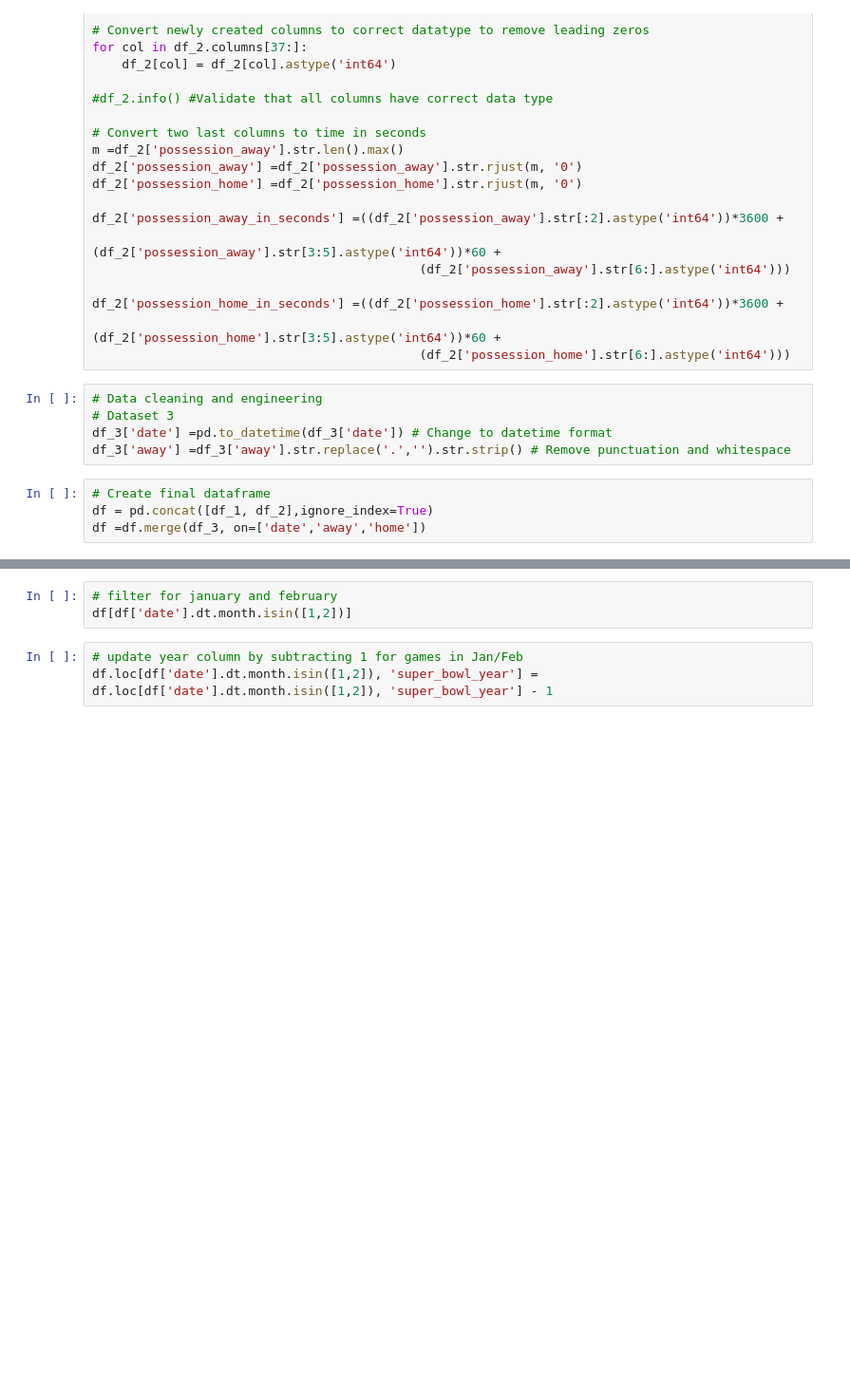
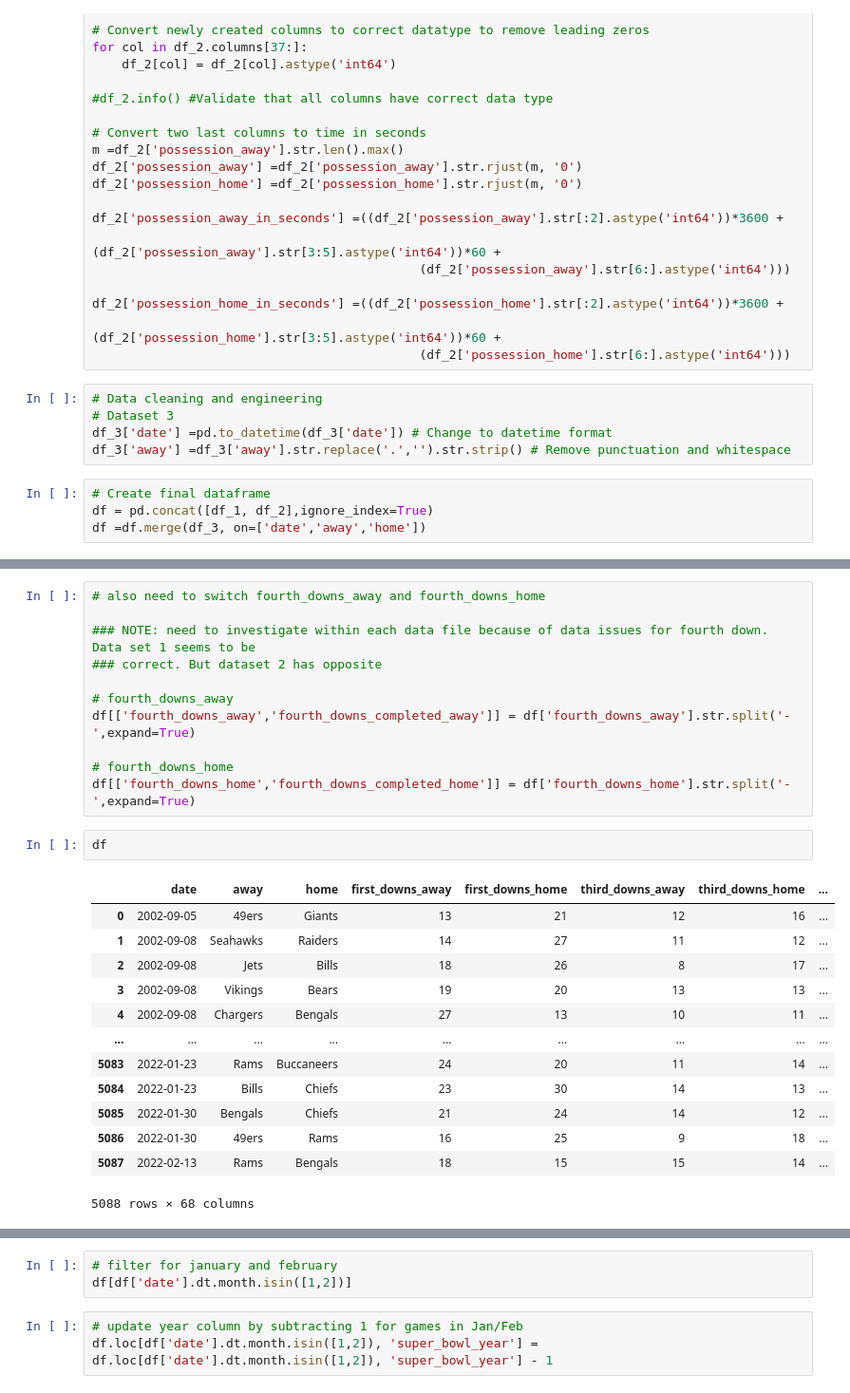
Before and after one commit to haroahmad/Bet_On_The_Falcons, a Jupyter notebook: NFL_Analytics_Challenge_HA_v2.ipynb, the cells around one changed output, grey strips where cells are left out. Shown at 95% size. Saved outputs shown, nothing was run; the diff lists cells and outputs as text; blank space fills up the shorter version.

Commit message:
updated HA notebook, added final dataset test file

```diff
--- a/NFL_Analytics_Challenge_HA_v2.ipynb
+++ b/NFL_Analytics_Challenge_HA_v2.ipynb
@@ -201,0 +278,27 @@ df.to_excel('NFL_Analytics_Challenge_HA_v2.xlsx')
+# %%
+# also need to switch fourth_downs_away and fourth_downs_home
+
+### NOTE: need to investigate within each data file because of data issues for fourth down. Data set 1 seems to be
+### correct. But dataset 2 has opposite
+
+# fourth_downs_away
+df[['fourth_downs_away','fourth_downs_completed_away']] = df['fourth_downs_away'].str.split('-',expand=True)
+
+# fourth_downs_home
+df[['fourth_downs_home','fourth_downs_completed_home']] = df['fourth_downs_home'].str.split('-',expand=True)
+# %%
+df
+# %% [output]
+|  | date | away | home | first_downs_away | first_downs_home | third_downs_away | third_downs_home | ... |
+| 0 | 2002-09-05 | 49ers | Giants | 13 | 21 | 12 | 16 | ... |
+| 1 | 2002-09-08 | Seahawks | Raiders | 14 | 27 | 11 | 12 | ... |
+| 2 | 2002-09-08 | Jets | Bills | 18 | 26 | 8 | 17 | ... |
+| 3 | 2002-09-08 | Vikings | Bears | 19 | 20 | 13 | 13 | ... |
+| 4 | 2002-09-08 | Chargers | Bengals | 27 | 13 | 10 | 11 | ... |
+| ... | ... | ... | ... | ... | ... | ... | ... | ... |
+| 5083 | 2022-01-23 | Rams | Buccaneers | 24 | 20 | 11 | 14 | ... |
+| 5084 | 2022-01-23 | Bills | Chiefs | 23 | 30 | 14 | 13 | ... |
+| 5085 | 2022-01-30 | Bengals | Chiefs | 21 | 24 | 14 | 12 | ... |
+| 5086 | 2022-01-30 | 49ers | Rams | 16 | 25 | 9 | 18 | ... |
+| 5087 | 2022-02-13 | Rams | Bengals | 18 | 15 | 15 | 14 | ... |
+5088 rows × 68 columns
```
Also changed, not shown: parts of 10 cells of this notebook, 1 other file.
